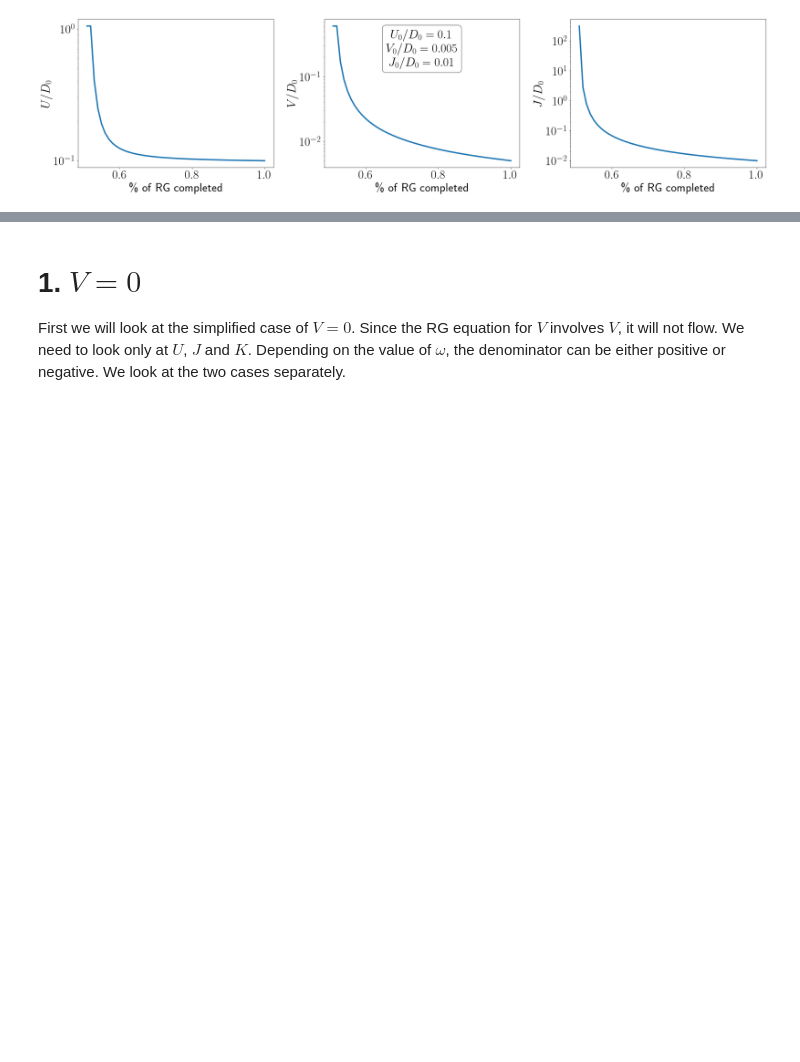
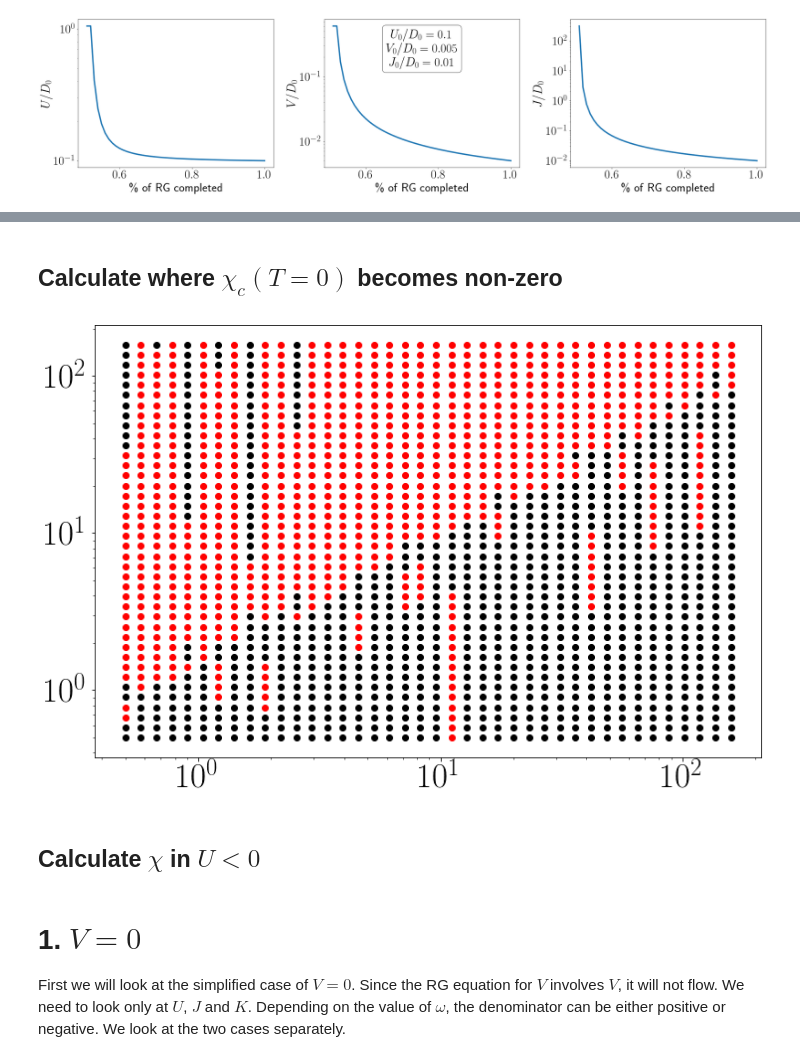
Before and after one commit to abhirup-m/Anderson-Impurity-Model-URG, a Jupyter notebook: spin-charge-symmetrical/spin_charge_symm.ipynb, the cells around one changed output, grey strips where cells are left out. Cells and saved outputs as stored; diff of their text form; code cells hidden in the pictures; blank space fills up the shorter version.

```diff
--- a/spin-charge-symmetrical/spin_charge_symm.ipynb
+++ b/spin-charge-symmetrical/spin_charge_symm.ipynb
@@ -487,0 +608,38 @@ NameError: name 'create' is not defined
+# %% [markdown]
+## Calculate where $\chi_c(T=0)$ becomes non-zero
+# %%
+import warnings
+warnings.filterwarnings('ignore')
+
+D0 = 500
+U0 = D0/10
+V0 = D0/100
+
+def get_chic_sign(args):
+    J0, V0 = args
+    E, U, V, J = complete_RG(w, D0, U0, V0, J0)
+    U = U[-1]
+    V = V[-1]
+    J = J[-1]
+
+    Trange = 10**np.linspace(1, 4, 100)
+    chi = get_chi_charge(U,V,J,K,Trange)
+    chi = chi[~np.isnan(chi)]
+    return 'black' if chi[0] <  10**(-6) else 'red'
+
+U0 = D0/10
+V0 = D0/100
+K = 0
+Jrange = 10**np.linspace(-3,-0.5, 40)*D0
+results = list(tqdm(Pool().imap(get_chic_sign, product(Jrange, Jrange)), total=len(Jrange)**2))
+warnings.simplefilter('always')
+for (J0,V0), col in zip(product(Jrange, Jrange), results):
+    plt.scatter(J0, V0, color=col)
+
+plt.xscale("log")
+plt.yscale("log")
+plt.show()
+# %% [output]
+[figure, added]
+# %% [markdown]
+## Calculate $\chi$ in $U<0$
```
Also changed, not shown: parts of 31 cells of this notebook, 9 other files.
